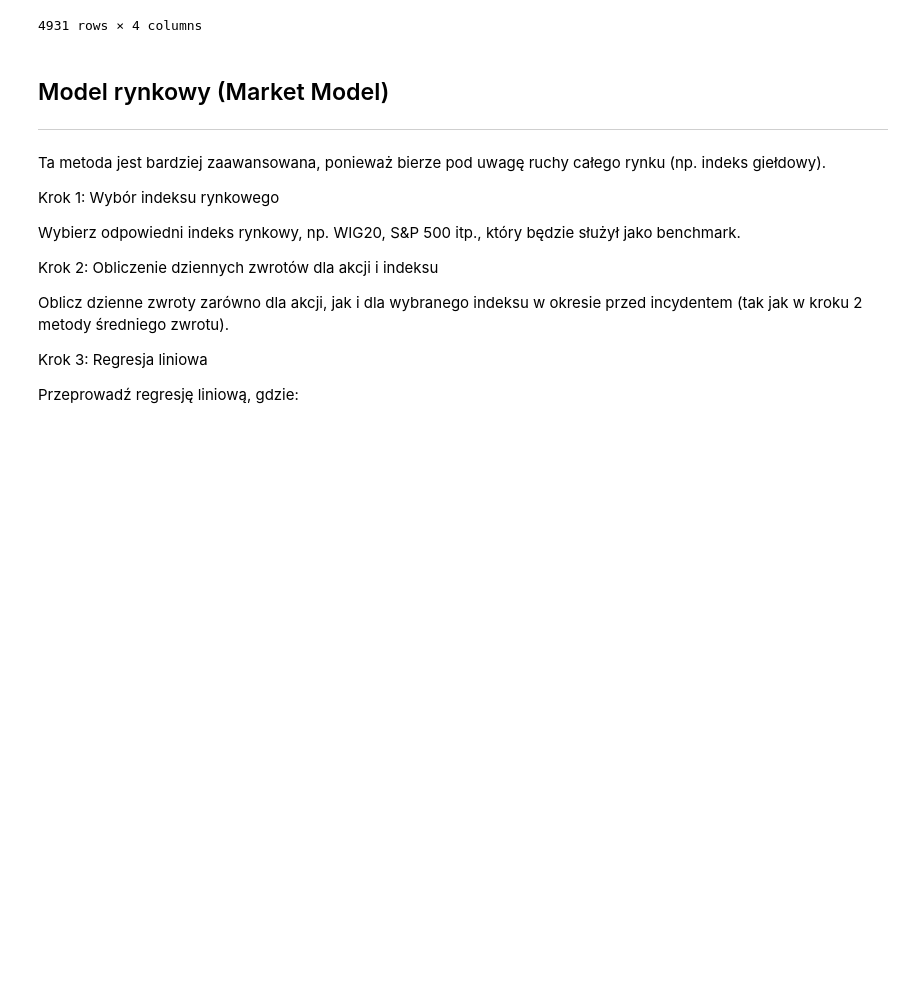
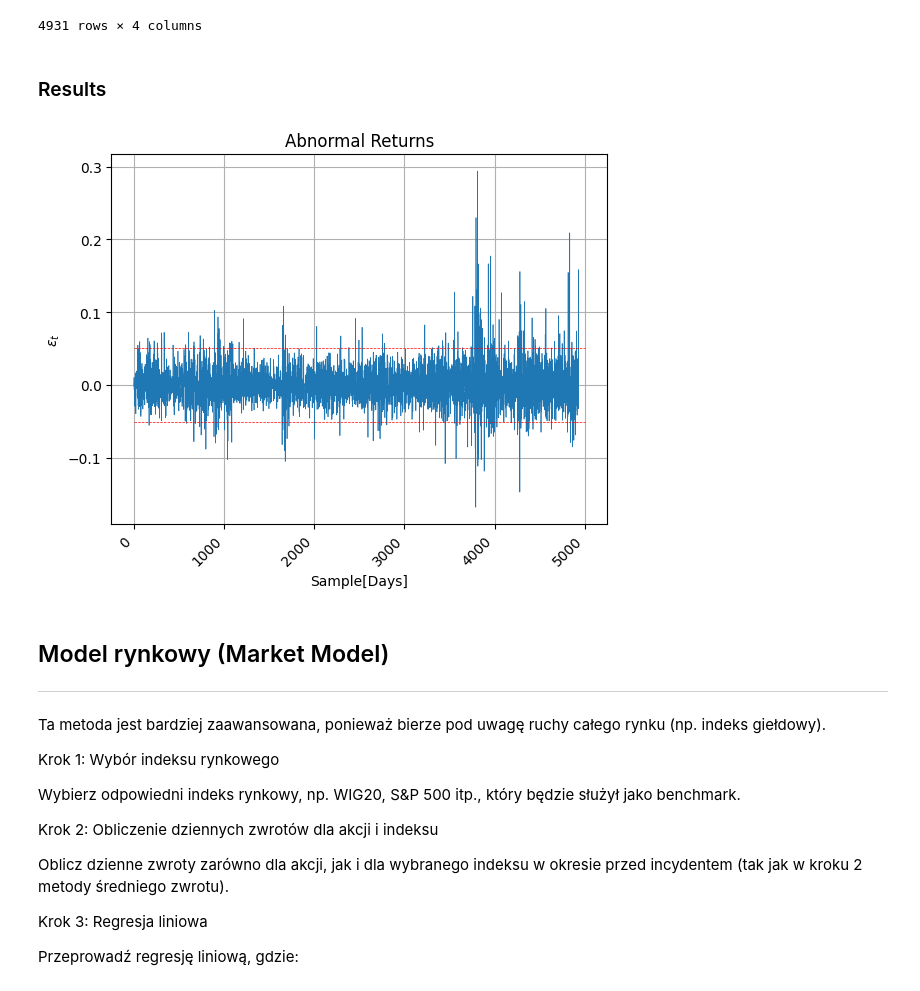
Before and after one commit to antonibezdzietny/FinancialReportsImpact, a Jupyter notebook: analysis/eventDetectionStockMarket.ipynb, the cells around one changed output. Saved outputs shown, nothing was run; the diff lists cells and outputs as text; code cells hidden in the pictures; blank space fills up the shorter version.

Commit message:
Added plots for EDD

```diff
--- a/analysis/eventDetectionStockMarket.ipynb
+++ b/analysis/eventDetectionStockMarket.ipynb
@@ -147,6 +148,20 @@ market_data
 | 2024-09-25 | 178.0000 | 0.170283 | 0.011784 | 0.158498 |
 | 2024-09-26 | 176.2000 | -0.010112 | 0.011862 | -0.021974 |
 4931 rows × 4 columns
+# %% [markdown]
+### Results
+# %%
+plt.plot(market_data["EPS"].to_numpy(), linewidth = 0.5)
+plt.hlines(market_data["EPS"].mean() + 2 * market_data["EPS"].std(), 0, 5000, "r", linestyles="dashed", linewidth = 0.5)
+plt.hlines(market_data["EPS"].mean() - 2 * market_data["EPS"].std(), 0, 5000, "r", linestyles="dashed", linewidth = 0.5)
+plt.xticks(rotation=45, ha='right')
+plt.title("Abnormal Returns")
+plt.ylabel(r"$\epsilon_t$")
+plt.xlabel("Sample[Days]")
+plt.grid()
+plt.show()
+# %% [output]
+[figure, added]
 # %% [markdown]
 ## Model rynkowy (Market Model)
 ---
```
Also changed, not shown: parts of 4 cells of this notebook.
